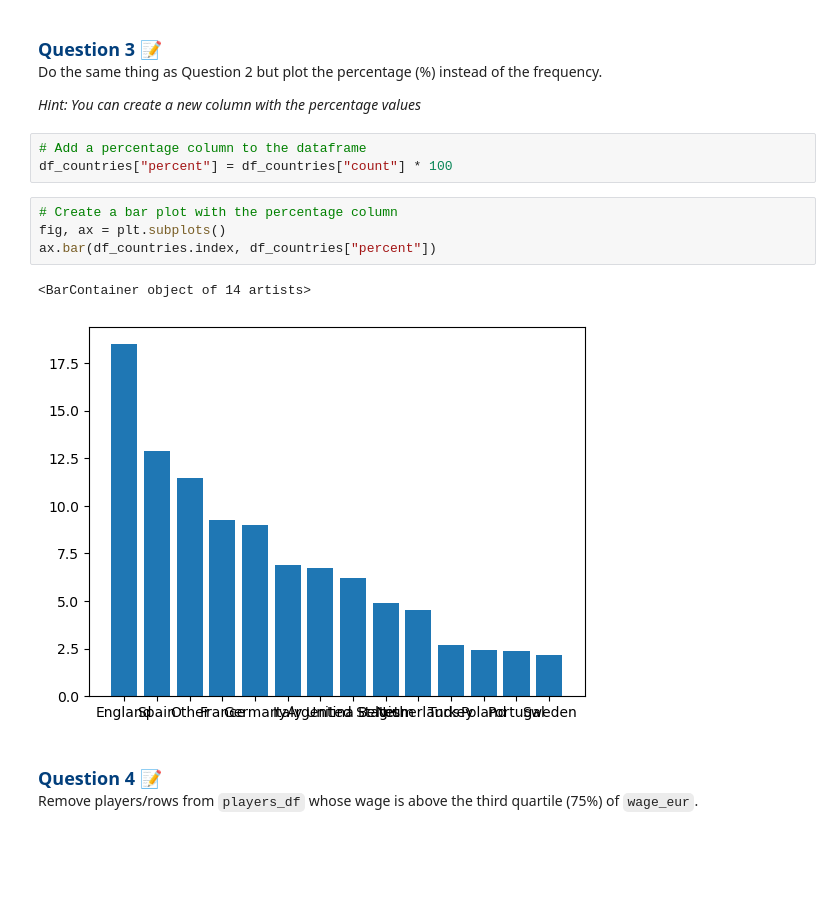
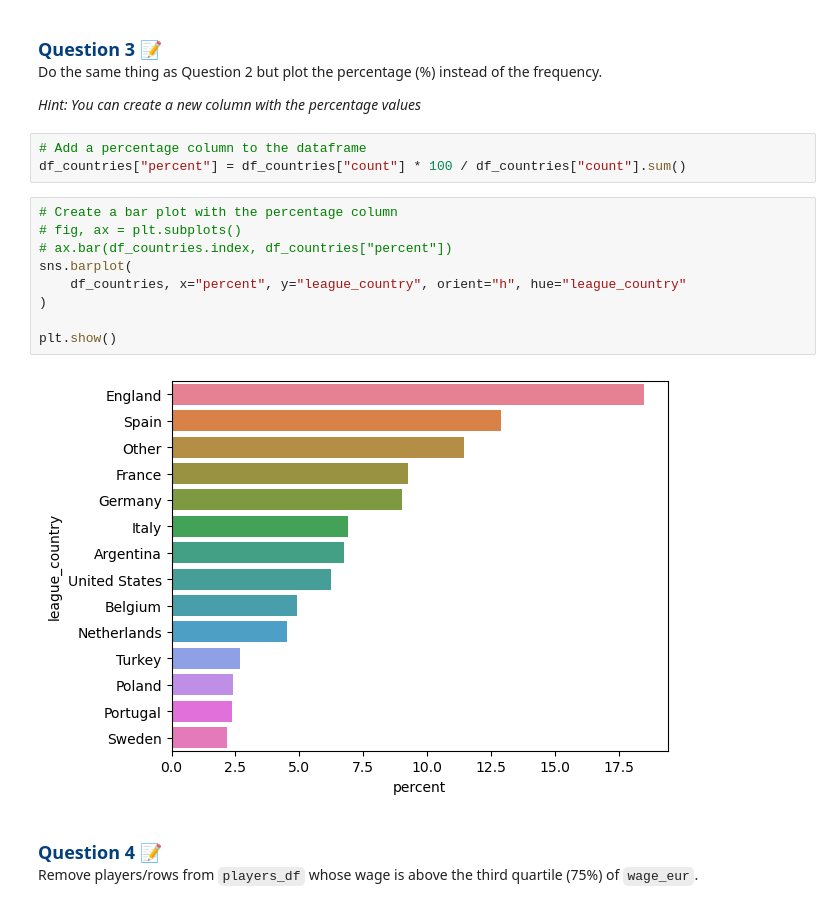
Before and after one commit to waddason/Hi-Paris_bootcamp, a Jupyter notebook: Intermediate_course/Intermediate_Python_DB2024.ipynb, the cells around one changed output. Cells and saved outputs as stored; diff of their text form; blank space fills up the shorter version.

Commit message:
Intermedidate course: Graphics updated

```diff
--- a/Intermediate_course/Intermediate_Python_DB2024.ipynb
+++ b/Intermediate_course/Intermediate_Python_DB2024.ipynb
@@ -1237,14 +1239,18 @@ Do the same thing as Question 2 but plot the percentage (%) instead of the frequ
 *Hint: You can create a new column with the percentage values*
 # %%
 # Add a percentage column to the dataframe
-df_countries["percent"] = df_countries["count"] * 100
+df_countries["percent"] = df_countries["count"] * 100 / df_countries["count"].sum()
 # %%
 # Create a bar plot with the percentage column
-fig, ax = plt.subplots()
-ax.bar(df_countries.index, df_countries["percent"])
+# fig, ax = plt.subplots()
+# ax.bar(df_countries.index, df_countries["percent"])
+sns.barplot(
+    df_countries, x="percent", y="league_country", orient="h", hue="league_country"
+)
+
+plt.show()
 # %% [output]
-<BarContainer object of 14 artists>
-[figure, old version]
+[figure, new version]
 # %% [markdown]
 <br>
 
```
Also changed, not shown: parts of 4 cells of this notebook.
